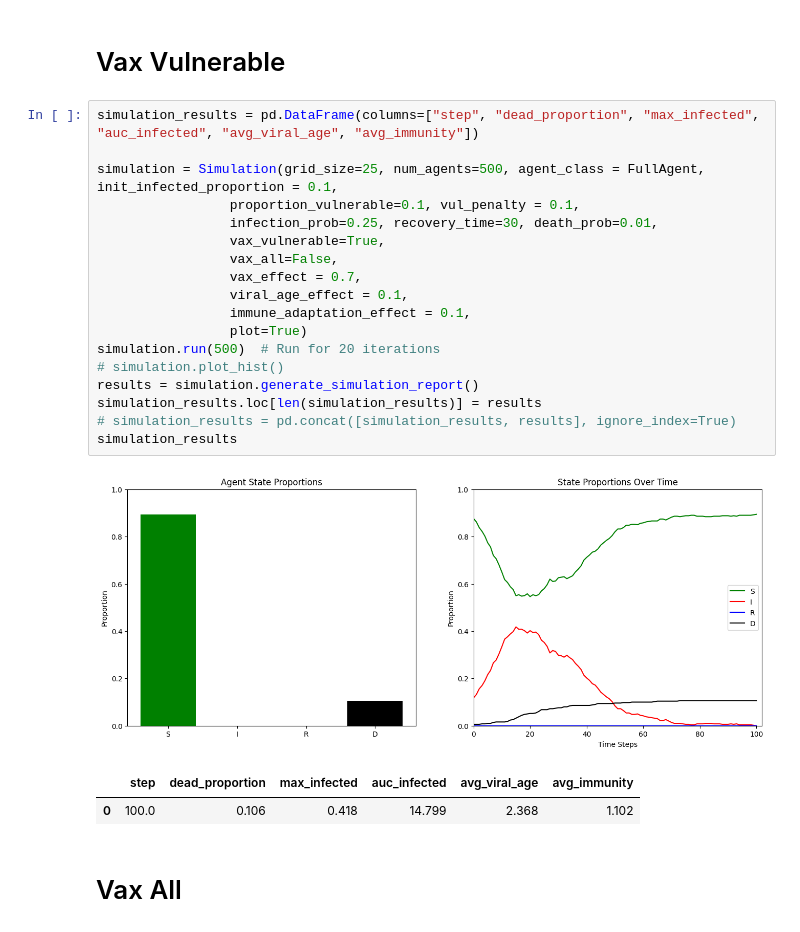
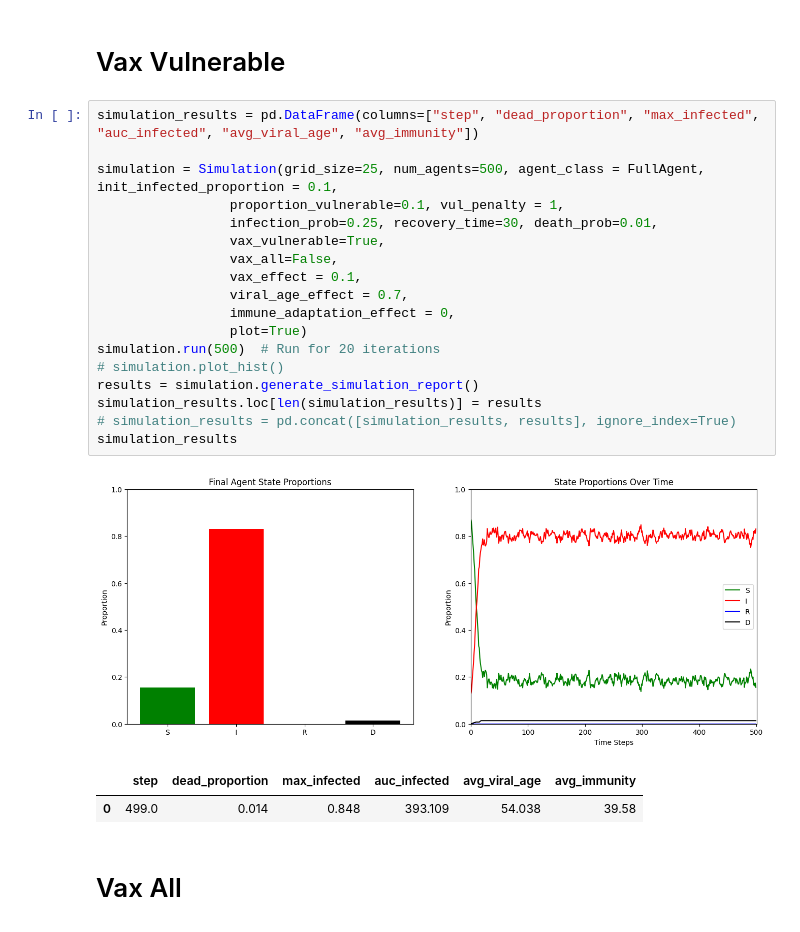
Before and after one commit to IgnacioOQ/vaccine_ethics, a Jupyter notebook: sanity_check.ipynb, the cells around one changed output. Cells and saved outputs as stored; diff of their text form.

```diff
--- a/sanity_check.ipynb
+++ b/sanity_check.ipynb
@@ -116,25 +100,25 @@ simulation_results
 # %%
 simulation_results = pd.DataFrame(columns=["step", "dead_proportion", "max_infected", "auc_infected", "avg_viral_age", "avg_immunity"])
 
 simulation = Simulation(grid_size=25, num_agents=500, agent_class = FullAgent, init_infected_proportion = 0.1,
-                 proportion_vulnerable=0.1, vul_penalty = 0.1,
+                 proportion_vulnerable=0.1, vul_penalty = 1,
                  infection_prob=0.25, recovery_time=30, death_prob=0.01,
                  vax_vulnerable=True,
                  vax_all=False,
-                 vax_effect = 0.7,
-                 viral_age_effect = 0.1,
-                 immune_adaptation_effect = 0.1,
+                 vax_effect = 0.1,
+                 viral_age_effect = 0.7,
+                 immune_adaptation_effect = 0,
                  plot=True)
 simulation.run(500)  # Run for 20 iterations
 # simulation.plot_hist()
 results = simulation.generate_simulation_report()
 simulation_results.loc[len(simulation_results)] = results
 # simulation_results = pd.concat([simulation_results, results], ignore_index=True)
 simulation_results
 # %% [output]
-[figure, old version]
+[figure, new version]
 |  | step | dead_proportion | max_infected | auc_infected | avg_viral_age | avg_immunity |
-| 0 | 100.0 | 0.106 | 0.418 | 14.799 | 2.368 | 1.102 |
+| 0 | 499.0 | 0.014 | 0.848 | 393.109 | 54.038 | 39.58 |
 # %% [markdown]
 # Vax All
 # %%
```
Also changed, not shown: parts of 5 cells of this notebook.
